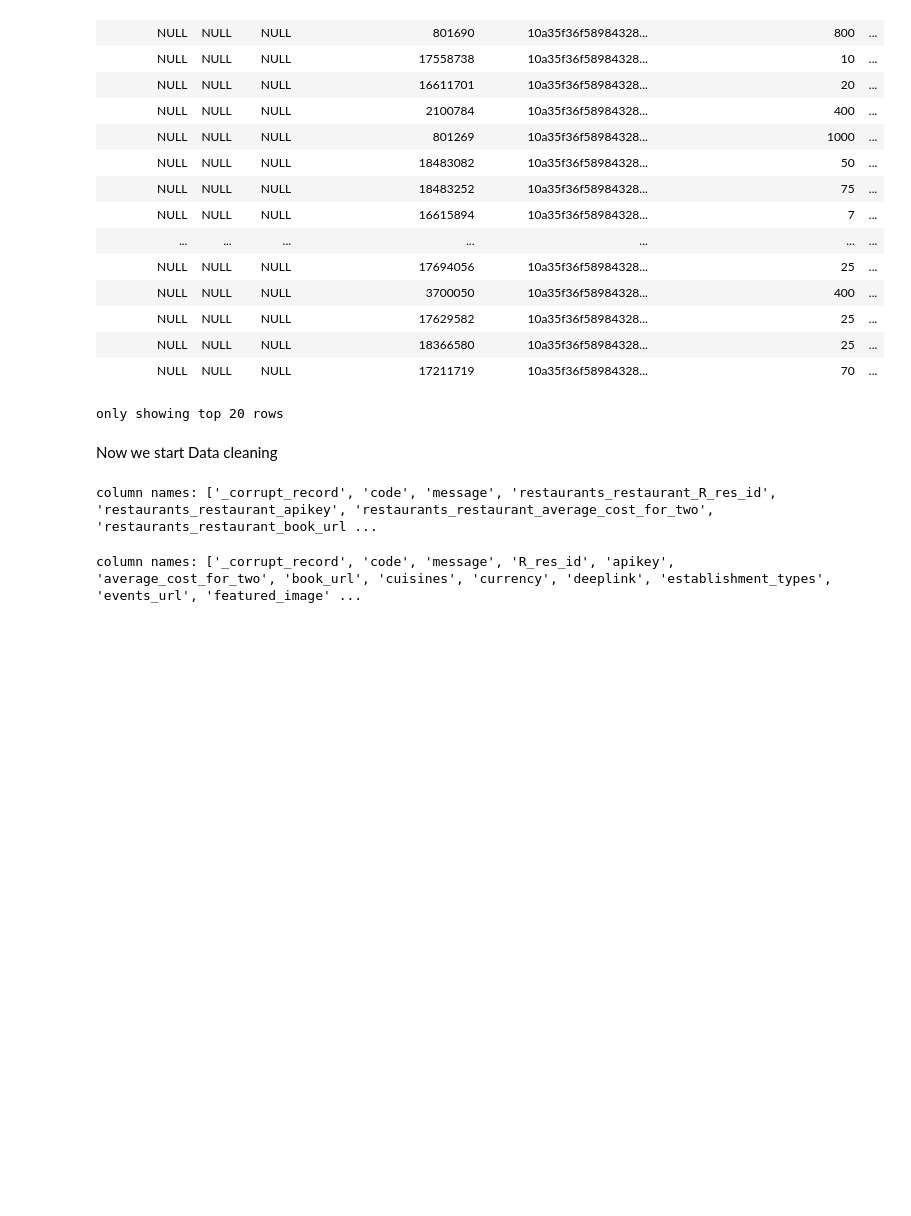
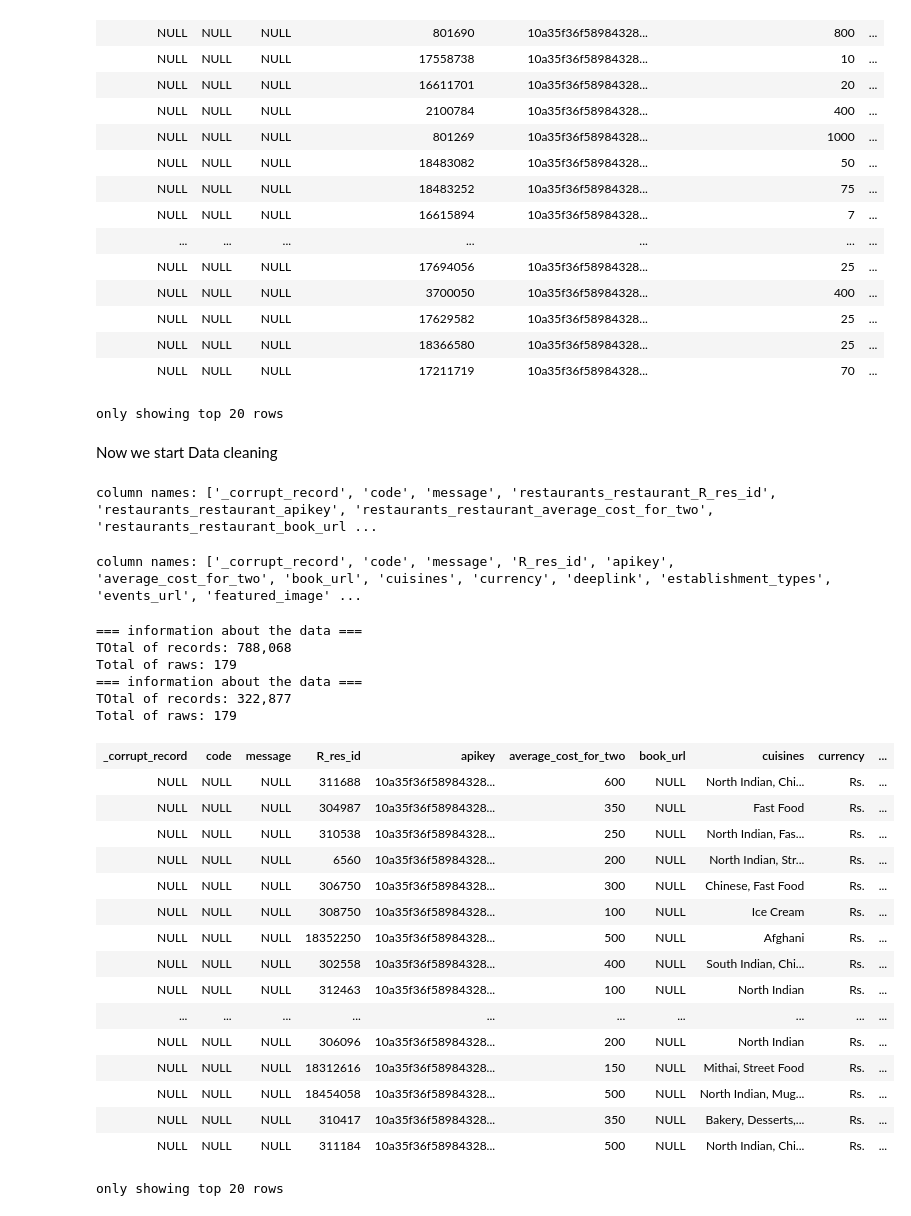
Before and after one commit to a7medgohary/restaurant_data_pipeline, a Jupyter notebook: data/data1/bulid_bigdata.ipynb, the cells around one changed output. Drawn from its saved outputs; the diff is of its cells as text; code cells hidden in the pictures; blank space fills up the shorter version.

```diff
--- a/data/data1/bulid_bigdata.ipynb
+++ b/data/data1/bulid_bigdata.ipynb
@@ -138,16 +138,46 @@ print("column names:", df_name_cleaned.columns)
 # %% [output]
 column names: ['_corrupt_record', 'code', 'message', 'R_res_id', 'apikey', 'average_cost_for_two', 'book_url', 'cuisines', 'currency', 'deeplink', 'establishment_types', 'events_url', 'featured_image' ...
 # %%
+from pyspark import StorageLevel
+
 # فحص شامل للبيانات
 print("=== information about the data ===")
 print(f"TOtal of records: {df_name_cleaned.count():,}")
 print(f"Total of raws: {len(df_name_cleaned.columns)}")
 
-df_deduped = df_name_cleaned.dropDuplicates()
+# إزالة التكرارات مع persist
+df_deduped = df_name_cleaned.dropDuplicates().persist(StorageLevel.MEMORY_AND_DISK)
 
 print("=== information about the data ===")
-print(f"TOtal of records: {df_deduped.count():,}")
+print(f"TOtal of records: {df_deduped.count():,}")  # سريع!
 print(f"Total of raws: {len(df_deduped.columns)}")
+
+# تنظيف الذاكرة عند الانتهاء
+df_deduped.unpersist()
+# %% [output]
+=== information about the data ===
+TOtal of records: 788,068
+Total of raws: 179
+=== information about the data ===
+TOtal of records: 322,877
+Total of raws: 179
+| _corrupt_record | code | message | R_res_id | apikey | average_cost_for_two | book_url | cuisines | currency | ... |
+| NULL | NULL | NULL | 311688 | 10a35f36f58984328... | 600 | NULL | North Indian, Chi... | Rs. | ... |
+| NULL | NULL | NULL | 304987 | 10a35f36f58984328... | 350 | NULL | Fast Food | Rs. | ... |
+| NULL | NULL | NULL | 310538 | 10a35f36f58984328... | 250 | NULL | North Indian, Fas... | Rs. | ... |
+| NULL | NULL | NULL | 6560 | 10a35f36f58984328... | 200 | NULL | North Indian, Str... | Rs. | ... |
+| NULL | NULL | NULL | 306750 | 10a35f36f58984328... | 300 | NULL | Chinese, Fast Food | Rs. | ... |
+| NULL | NULL | NULL | 308750 | 10a35f36f58984328... | 100 | NULL | Ice Cream | Rs. | ... |
+| NULL | NULL | NULL | 18352250 | 10a35f36f58984328... | 500 | NULL | Afghani | Rs. | ... |
+| NULL | NULL | NULL | 302558 | 10a35f36f58984328... | 400 | NULL | South Indian, Chi... | Rs. | ... |
+| NULL | NULL | NULL | 312463 | 10a35f36f58984328... | 100 | NULL | North Indian | Rs. | ... |
+| ... | ... | ... | ... | ... | ... | ... | ... | ... | ... |
+| NULL | NULL | NULL | 306096 | 10a35f36f58984328... | 200 | NULL | North Indian | Rs. | ... |
+| NULL | NULL | NULL | 18312616 | 10a35f36f58984328... | 150 | NULL | Mithai, Street Food | Rs. | ... |
+| NULL | NULL | NULL | 18454058 | 10a35f36f58984328... | 500 | NULL | North Indian, Mug... | Rs. | ... |
+| NULL | NULL | NULL | 310417 | 10a35f36f58984328... | 350 | NULL | Bakery, Desserts,... | Rs. | ... |
+| NULL | NULL | NULL | 311184 | 10a35f36f58984328... | 500 | NULL | North Indian, Chi... | Rs. | ... |
+only showing top 20 rows
 # %%
 from pyspark.sql.functions import col
 
```
Also changed, not shown: parts of 5 cells of this notebook, 56 other files.
